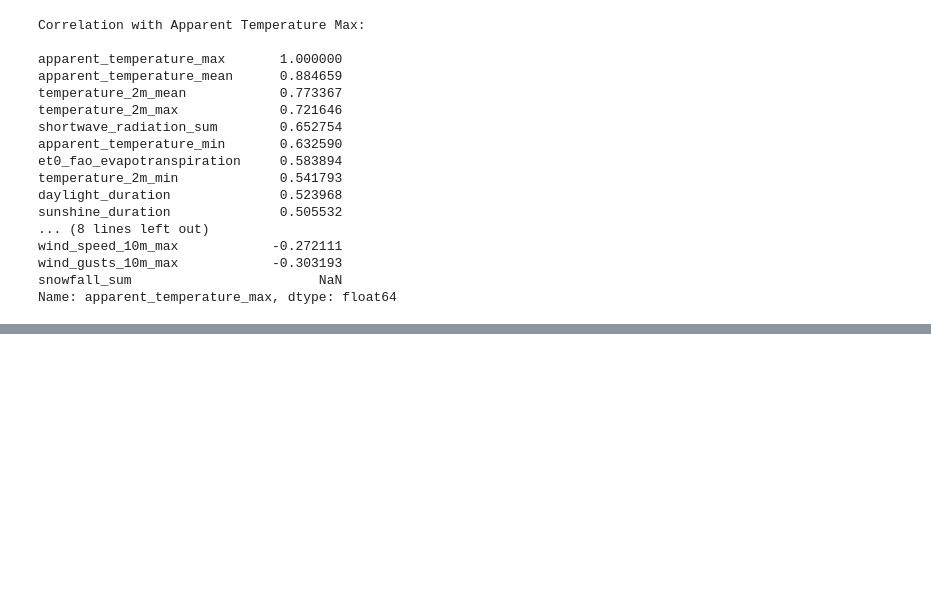
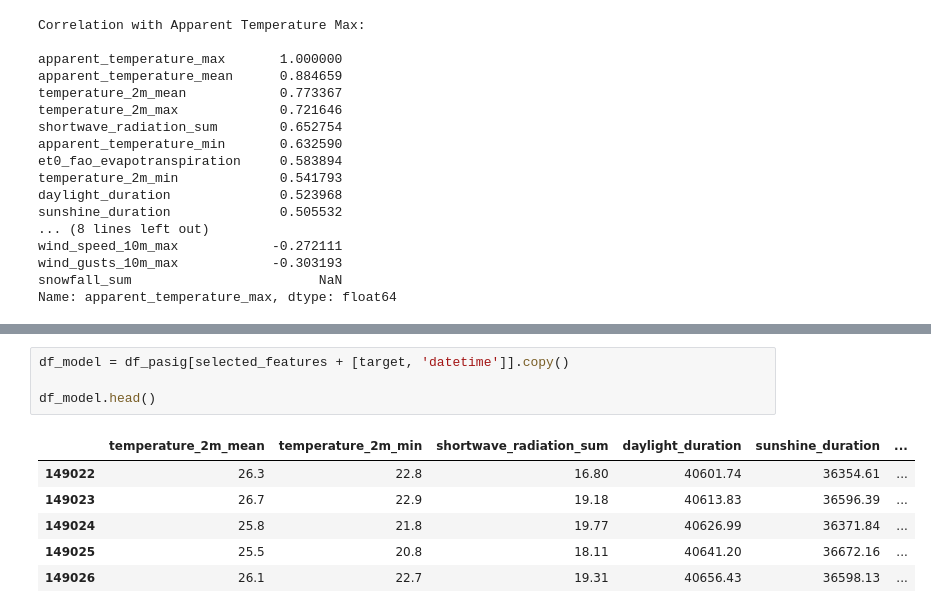
Before and after one commit to Trickerqty/regression-model, a Jupyter notebook: notebook/01_regression_data_cleaning.ipynb, the cells around one changed output, grey strips where cells are left out. Saved outputs shown, nothing was run; the diff lists cells and outputs as text; blank space fills up the shorter version.

```diff
--- a/notebook/01_regression.ipynb
+++ b/notebook/01_regression_data_cleaning.ipynb
@@ -395,0 +414,11 @@ Name: apparent_temperature_max, dtype: float64
+# %%
+df_model = df_pasig[selected_features + [target, 'datetime']].copy()
+
+df_model.head()
+# %% [output]
+|  | temperature_2m_mean | temperature_2m_min | shortwave_radiation_sum | daylight_duration | sunshine_duration | ... |
+| 149022 | 26.3 | 22.8 | 16.80 | 40601.74 | 36354.61 | ... |
+| 149023 | 26.7 | 22.9 | 19.18 | 40613.83 | 36596.39 | ... |
+| 149024 | 25.8 | 21.8 | 19.77 | 40626.99 | 36371.84 | ... |
+| 149025 | 25.5 | 20.8 | 18.11 | 40641.20 | 36672.16 | ... |
+| 149026 | 26.1 | 22.7 | 19.31 | 40656.43 | 36598.13 | ... |
```
Also changed, not shown: parts of 4 cells of this notebook, 1 other file.
